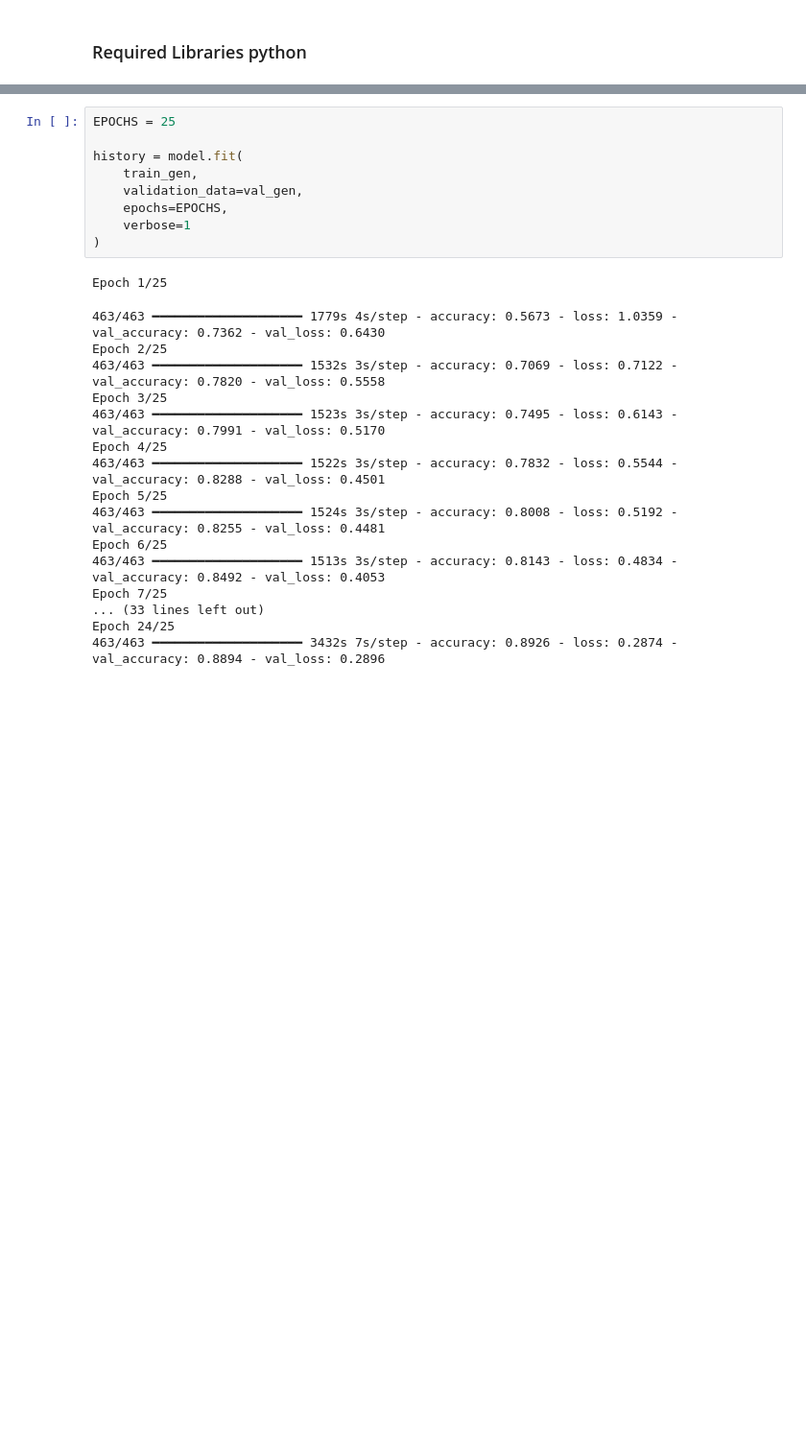
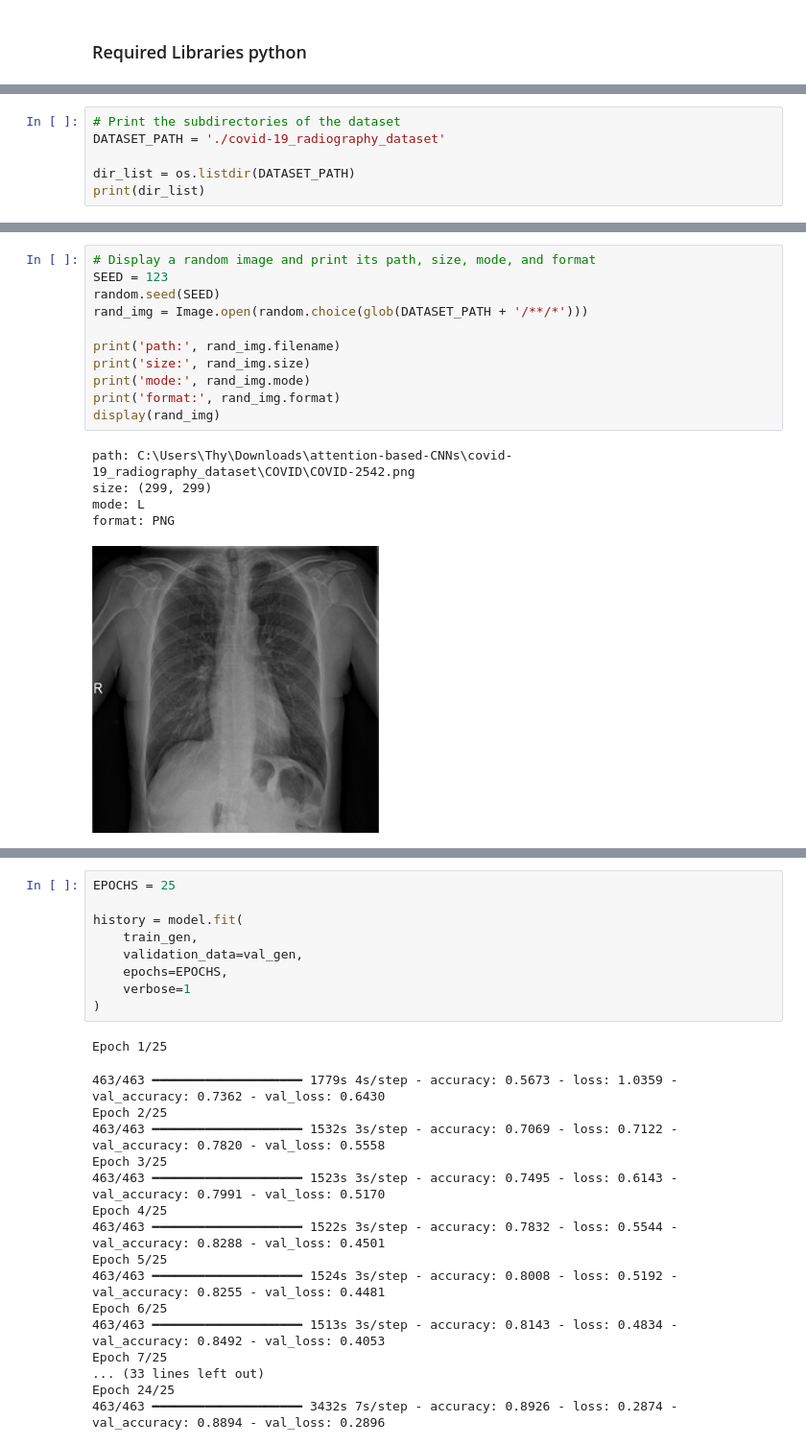
Before and after one commit to bachthyaglx/pneumonia-attention-based-CNNs, a Jupyter notebook: cxr_classification_attentionCNN.ipynb, the cells around one changed output, grey strips where cells are left out. Shown: that part at 96% size. Cells and saved outputs as stored; diff of their text form; blank space fills up the shorter version.

Commit message:
Explore, visualize, preprocess dataset. Refactor building model

```diff
--- a/cxr_classification_attentionCNN.ipynb
+++ b/cxr_classification_attentionCNN.ipynb
@@ -19,0 +21,6 @@ from tensorflow.keras import layers, models
+# %%
+# Print the subdirectories of the dataset
+DATASET_PATH = './covid-19_radiography_dataset'
+
+dir_list = os.listdir(DATASET_PATH)
+print(dir_list)
@@ -19,0 +41,17 @@ from tensorflow.keras import layers, models
+# %%
+# Display a random image and print its path, size, mode, and format
+SEED = 123
+random.seed(SEED)
+rand_img = Image.open(random.choice(glob(DATASET_PATH + '/**/*')))
+
+print('path:', rand_img.filename)
+print('size:', rand_img.size)
+print('mode:', rand_img.mode)
+print('format:', rand_img.format)
+display(rand_img)
+# %% [output]
+path: C:\Users\Thy\Downloads\attention-based-CNNs\covid-19_radiography_dataset\COVID\COVID-2542.png
+size: (299, 299)
+mode: L
+format: PNG
+[figure, added]
```
Also changed, not shown: parts of 30 cells of this notebook, 3 other files.
